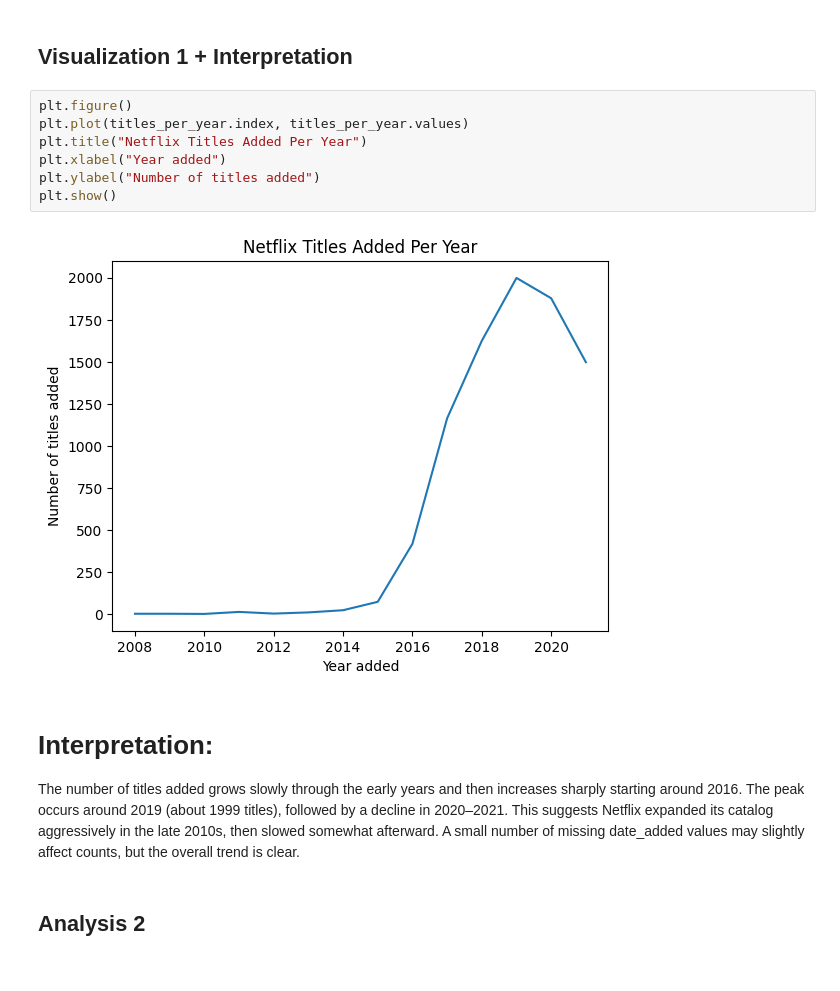
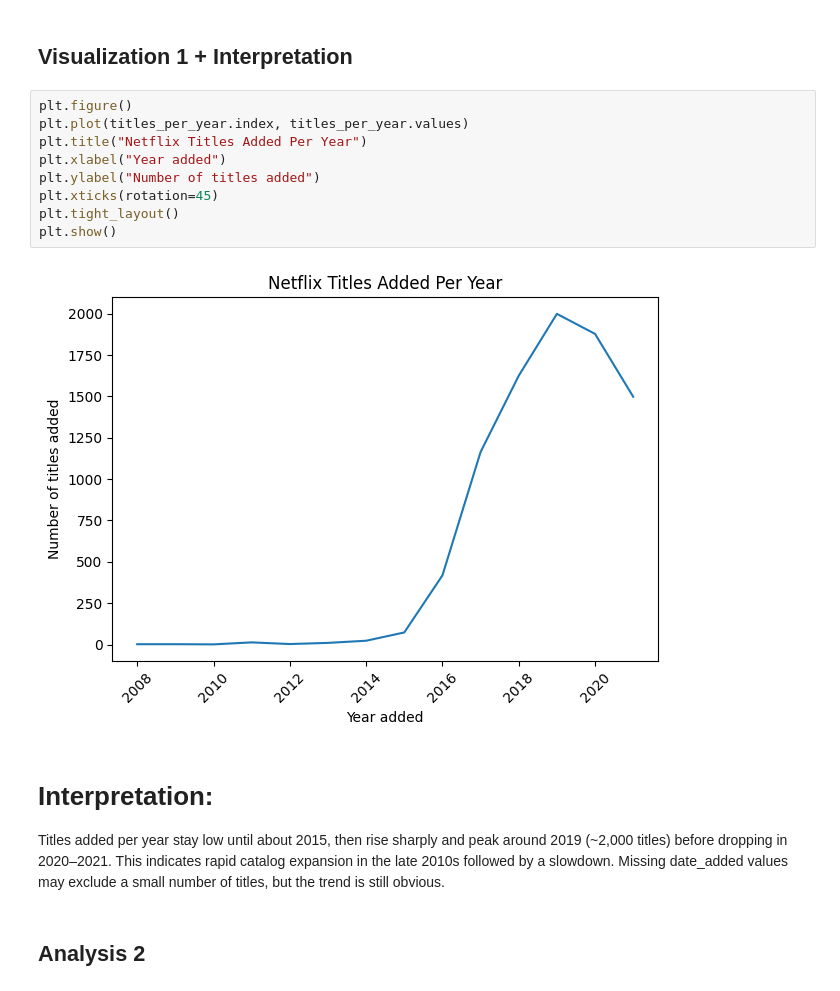
Before and after one commit to bellahavel/cs4379g-assignment1, a Jupyter notebook: notebooks/analysis.ipynb, the cells around one changed output. Drawn from its saved outputs; the diff is of its cells as text.

```diff
--- a/notebooks/analysis.ipynb
+++ b/notebooks/analysis.ipynb
@@ -130,16 +130,18 @@ dtype: int64
 # %%
 plt.figure()
 plt.plot(titles_per_year.index, titles_per_year.values)
 plt.title("Netflix Titles Added Per Year")
 plt.xlabel("Year added")
 plt.ylabel("Number of titles added")
+plt.xticks(rotation=45)
+plt.tight_layout()
 plt.show()
 # %% [output]
-[figure, old version]
+[figure, new version]
 # %% [markdown]
 # Interpretation:
 
-The number of titles added grows slowly through the early years and then increases sharply starting around 2016. The peak occurs around 2019 (about 1999 titles), followed by a decline in 2020–2021. This suggests Netflix expanded its catalog aggressively in the late 2010s, then slowed somewhat afterward. A small number of missing date_added values may slightly affect counts, but the overall trend is clear.
+Titles added per year stay low until about 2015, then rise sharply and peak around 2019 (~2,000 titles) before dropping in 2020–2021. This indicates rapid catalog expansion in the late 2010s followed by a slowdown. Missing date_added values may exclude a small number of titles, but the trend is still obvious.
 # %% [markdown]
 ## Analysis 2
 # %%
```
Also changed, not shown: parts of 2 cells of this notebook.
